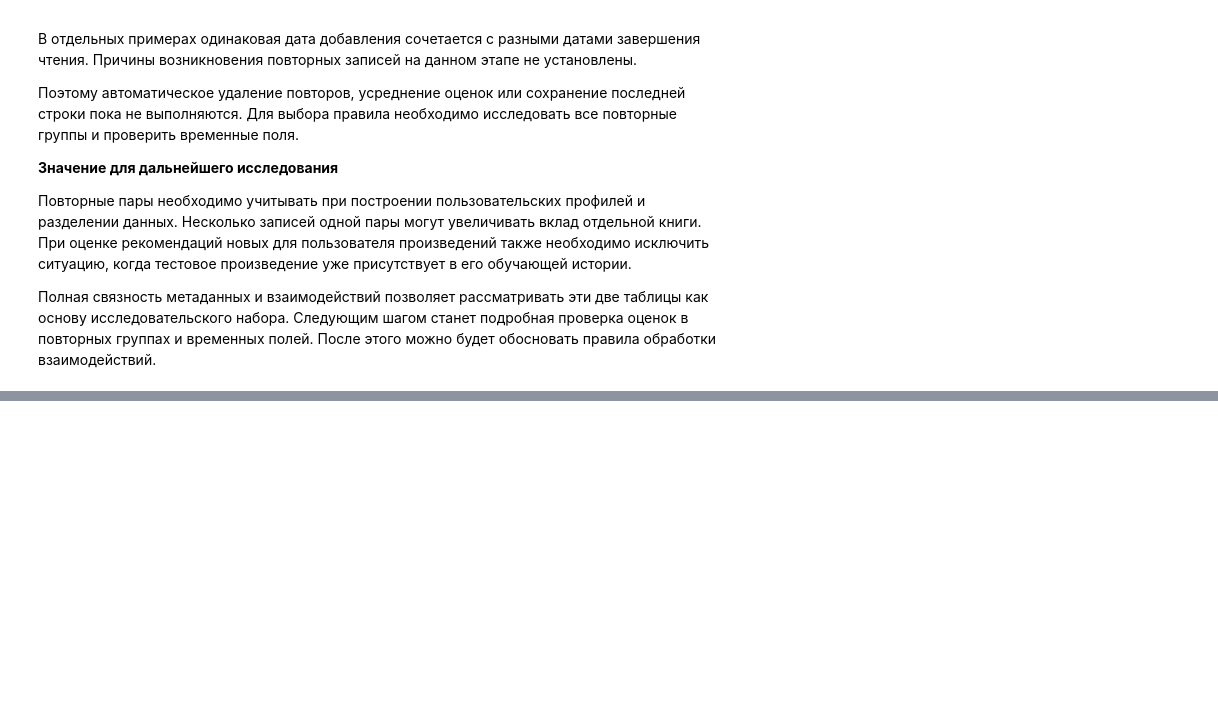
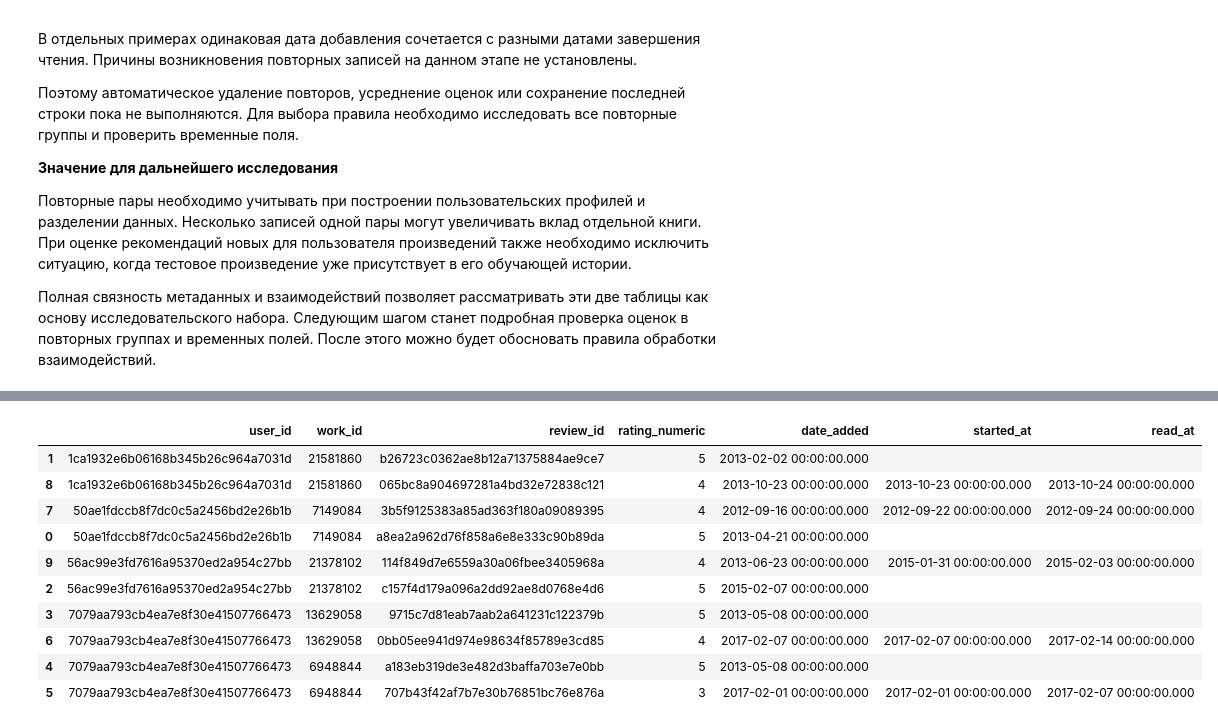
Before and after one commit to RafaelART01/BookRecommender, a Jupyter notebook: notebooks/01_data_audit.ipynb, the cells around one changed output, grey strips where cells are left out. Cells and saved outputs as stored; diff of their text form; code cells hidden in the pictures; blank space fills up the shorter version.

```diff
--- a/notebooks/01_data_audit.ipynb
+++ b/notebooks/01_data_audit.ipynb
@@ -1041,0 +1126,19 @@ user_id и work_id.
+# %%
+interactions_audit = reviews[
+    ["review_id", "date_added", "started_at", "read_at"]
+].copy()
+
+interactions_audit["user_id"] = interaction_keys["user_id"]
+interactions_audit["work_id"] = interaction_keys["work_id"]
+
+interactions_audit["rating_numeric"] = rating_numeric.where(
+    rating_valid
+)
+
+interactions_audit["rating_missing"] = rating_missing
+
+interactions_audit["rating_invalid"] = (
+    rating_parse_error | rating_invalid
+)
+
+interactions_audit.head()
@@ -1041,0 +1240,38 @@ user_id и work_id.
+# %%
+conflicting_pairs = repeated_rating_summary.loc[
+    repeated_rating_summary["distinct_ratings"] > 1,
+    ["user_id", "work_id"],
+].head(5)
+
+conflicting_examples = repeated_interactions.merge(
+    conflicting_pairs,
+    on=["user_id", "work_id"],
+    how="inner",
+    validate="many_to_one",
+)
+
+conflicting_examples[
+    [
+        "user_id",
+        "work_id",
+        "review_id",
+        "rating_numeric",
+        "date_added",
+        "started_at",
+        "read_at",
+    ]
+].sort_values(
+    ["user_id", "work_id", "date_added"]
+)
+# %% [output]
+|  | user_id | work_id | review_id | rating_numeric | date_added | started_at | read_at |
+| 1 | 1ca1932e6b06168b345b26c964a7031d | 21581860 | b26723c0362ae8b12a71375884ae9ce7 | 5 | 2013-02-02 00:00:00.000 |  |  |
+| 8 | 1ca1932e6b06168b345b26c964a7031d | 21581860 | 065bc8a904697281a4bd32e72838c121 | 4 | 2013-10-23 00:00:00.000 | 2013-10-23 00:00:00.000 | 2013-10-24 00:00:00.000 |
+| 7 | 50ae1fdccb8f7dc0c5a2456bd2e26b1b | 7149084 | 3b5f9125383a85ad363f180a09089395 | 4 | 2012-09-16 00:00:00.000 | 2012-09-22 00:00:00.000 | 2012-09-24 00:00:00.000 |
+| 0 | 50ae1fdccb8f7dc0c5a2456bd2e26b1b | 7149084 | a8ea2a962d76f858a6e8e333c90b89da | 5 | 2013-04-21 00:00:00.000 |  |  |
+| 9 | 56ac99e3fd7616a95370ed2a954c27bb | 21378102 | 114f849d7e6559a30a06fbee3405968a | 4 | 2013-06-23 00:00:00.000 | 2015-01-31 00:00:00.000 | 2015-02-03 00:00:00.000 |
+| 2 | 56ac99e3fd7616a95370ed2a954c27bb | 21378102 | c157f4d179a096a2dd92ae8d0768e4d6 | 5 | 2015-02-07 00:00:00.000 |  |  |
+| 3 | 7079aa793cb4ea7e8f30e41507766473 | 13629058 | 9715c7d81eab7aab2a641231c122379b | 5 | 2013-05-08 00:00:00.000 |  |  |
+| 6 | 7079aa793cb4ea7e8f30e41507766473 | 13629058 | 0bb05ee941d974e98634f85789e3cd85 | 4 | 2017-02-07 00:00:00.000 | 2017-02-07 00:00:00.000 | 2017-02-14 00:00:00.000 |
+| 4 | 7079aa793cb4ea7e8f30e41507766473 | 6948844 | a183eb319de3e482d3baffa703e7e0bb | 5 | 2013-05-08 00:00:00.000 |  |  |
+| 5 | 7079aa793cb4ea7e8f30e41507766473 | 6948844 | 707b43f42af7b7e30b76851bc76e876a | 3 | 2017-02-01 00:00:00.000 | 2017-02-01 00:00:00.000 | 2017-02-07 00:00:00.000 |
```
Also changed, not shown: parts of 25 cells of this notebook.
